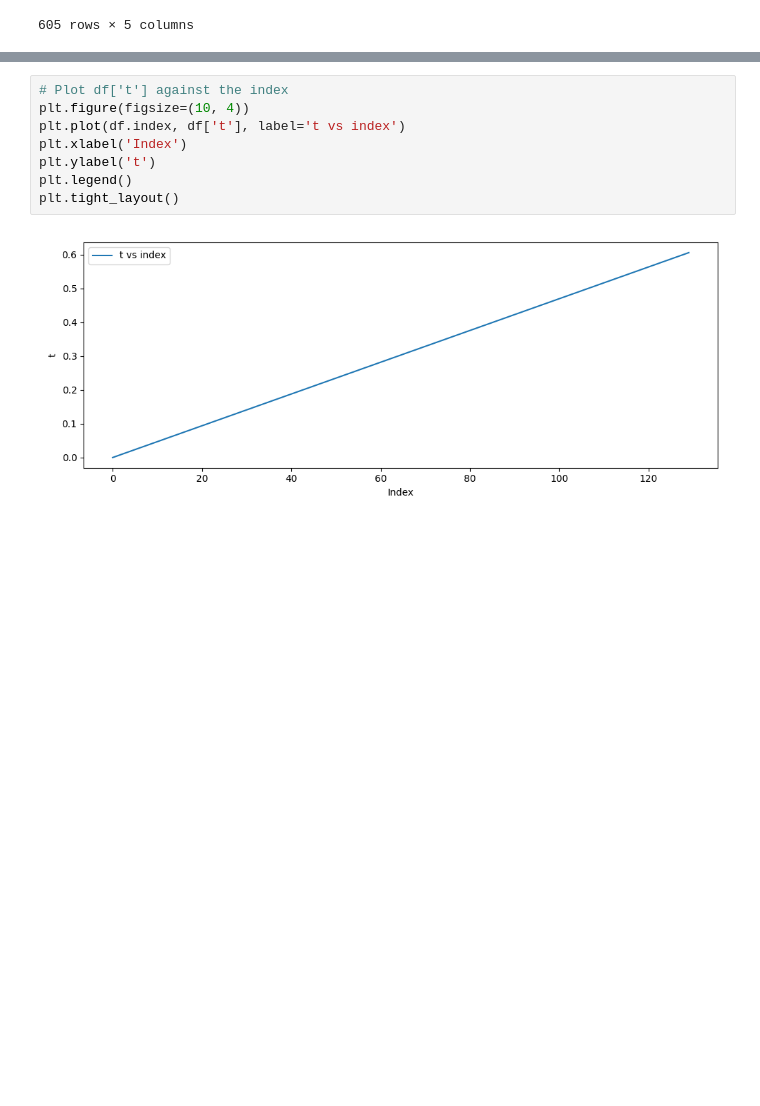
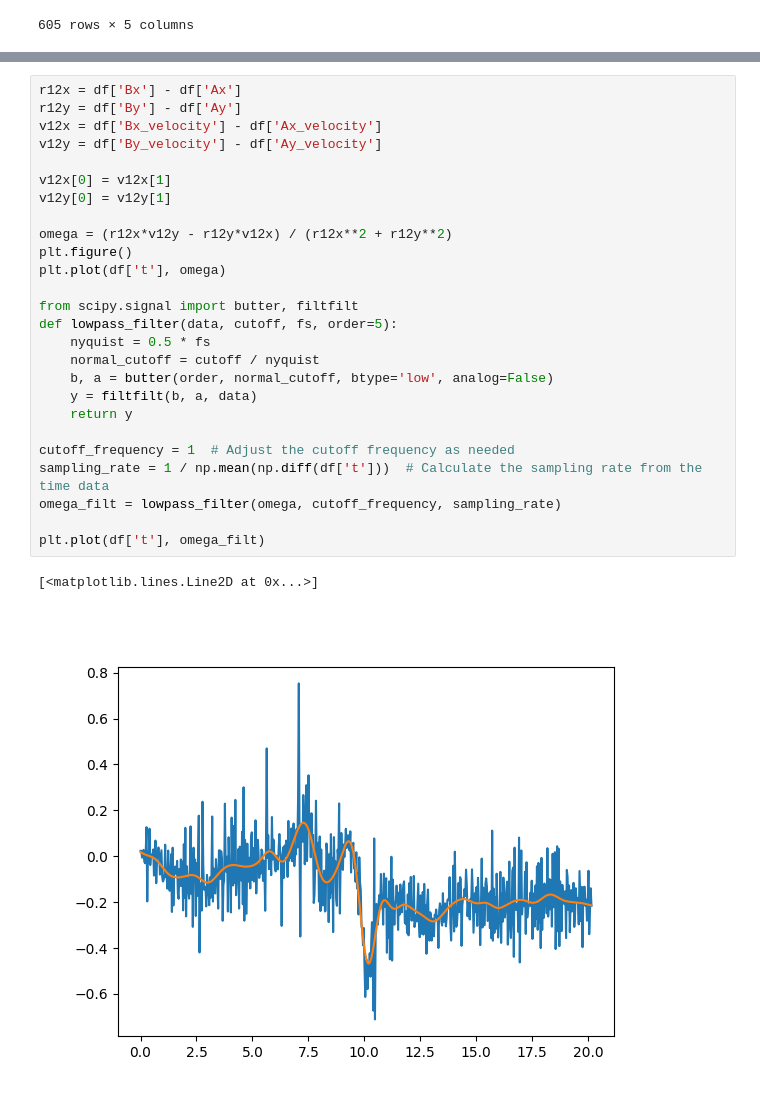
Before and after one commit to NovelMobileRobotsLab/pinto-squirrel, a Jupyter notebook: ICRA25/tracker_data/trackertest.ipynb, the cells around one changed output, grey strips where cells are left out. Drawn from its saved outputs; the diff is of its cells as text; blank space fills up the shorter version.

```diff
--- a/ICRA25/tracker_data/trackertest.ipynb
+++ b/ICRA25/tracker_data/trackertest.ipynb
@@ -126,10 +124,29 @@ plt.tight_layout()
-# %%
-# Plot df['t'] against the index
-plt.figure(figsize=(10, 4))
-plt.plot(df.index, df['t'], label='t vs index')
-plt.xlabel('Index')
-plt.ylabel('t')
-plt.legend()
-plt.tight_layout()
-# %% [output]
-[figure, removed]
+# %%
+r12x = df['Bx'] - df['Ax']
+r12y = df['By'] - df['Ay']
+v12x = df['Bx_velocity'] - df['Ax_velocity']
+v12y = df['By_velocity'] - df['Ay_velocity']
+
+v12x[0] = v12x[1]
+v12y[0] = v12y[1]
+
+omega = (r12x*v12y - r12y*v12x) / (r12x**2 + r12y**2)
+plt.figure()
+plt.plot(df['t'], omega)
+
+from scipy.signal import butter, filtfilt
+def lowpass_filter(data, cutoff, fs, order=5):
+    nyquist = 0.5 * fs
+    normal_cutoff = cutoff / nyquist
+    b, a = butter(order, normal_cutoff, btype='low', analog=False)
+    y = filtfilt(b, a, data)
+    return y
+
+cutoff_frequency = 1  # Adjust the cutoff frequency as needed
+sampling_rate = 1 / np.mean(np.diff(df['t']))  # Calculate the sampling rate from the time data
+omega_filt = lowpass_filter(omega, cutoff_frequency, sampling_rate)
+
+plt.plot(df['t'], omega_filt)
+# %% [output]
+[<matplotlib.lines.Line2D at 0x...>]
+[figure, added]
```
Also changed, not shown: parts of 3 cells of this notebook, 7 other files.
